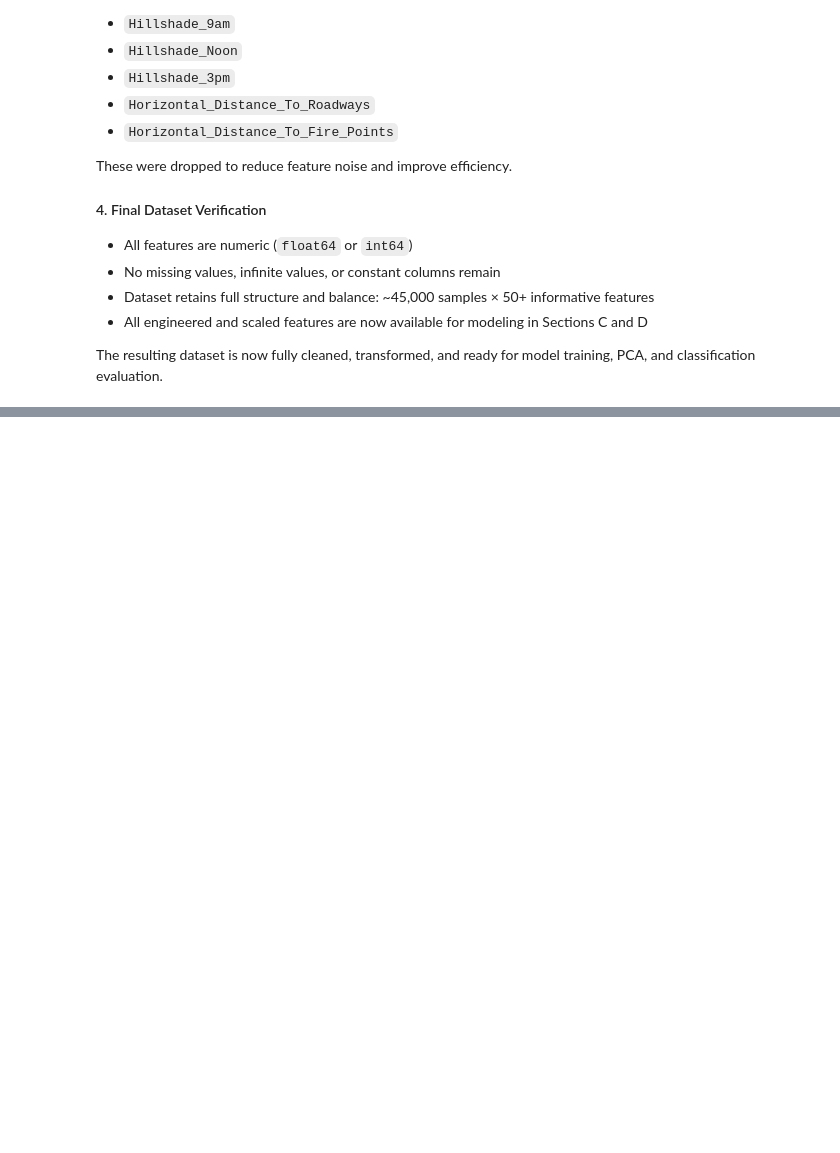
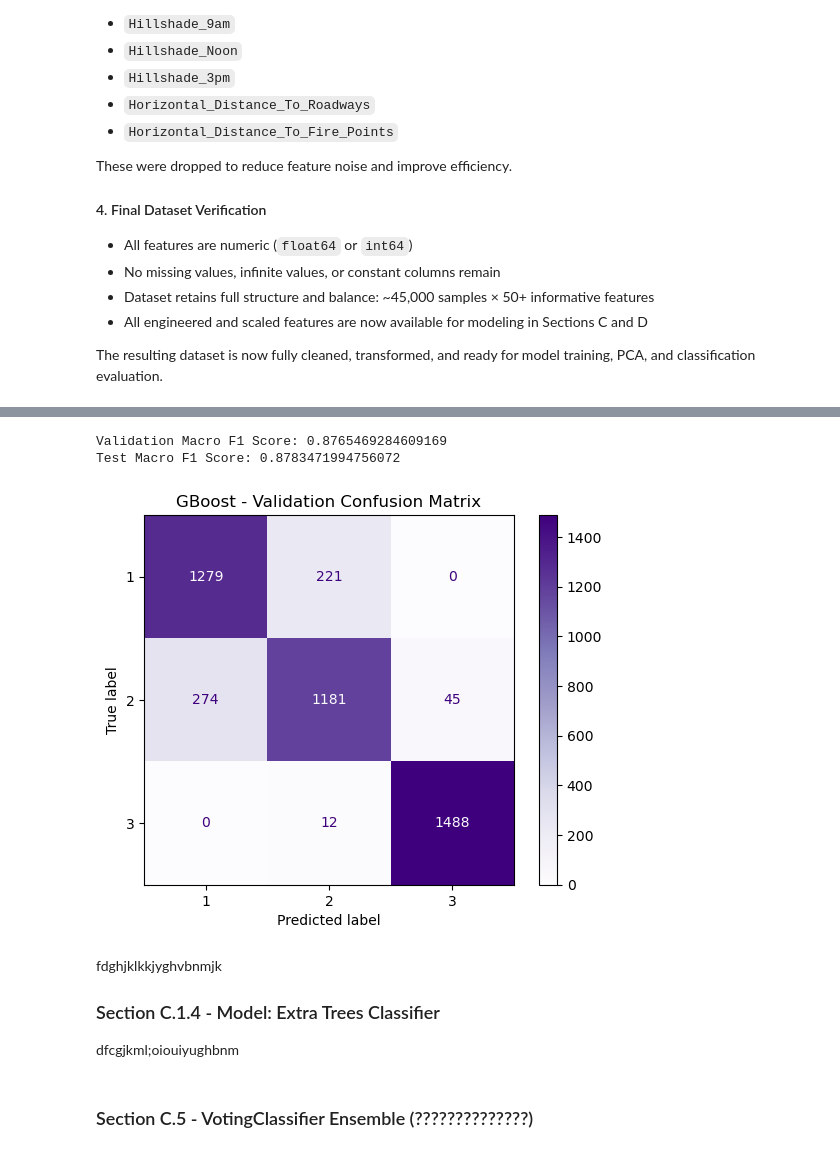
Before and after one commit to layla1010/HW3_ML, a Jupyter notebook: H3_MLL.ipynb, the cells around one changed output, grey strips where cells are left out. Saved outputs shown, nothing was run; the diff lists cells and outputs as text; code cells hidden in the pictures; blank space fills up the shorter version.

```diff
--- a/H3_MLL.ipynb
+++ b/H3_MLL.ipynb
@@ -436,0 +472,54 @@ X_val, X_test, y_val, y_test = train_test_split(X_temp, y_temp, test_size=0.5, s
+# %%
+# Step 1: Define parameter grid
+gboost_params = {
+    'n_estimators': [100, 200],
+    'learning_rate': [0.05, 0.1],
+    'max_depth': [3, 5]
+}
+
+# Step 2: GridSearchCV using macro F1 to tune for imbalance-aware evaluation
+gboost_gs = GridSearchCV(
+    GradientBoostingClassifier(random_state=42),
+    gboost_params,
+    scoring='f1_macro',
+    cv=3,
+    n_jobs=-1
+)
+gboost_gs.fit(X_train, y_train)
+
+# Step 3: Get best hyperparameters from grid search
+best_params = gboost_gs.best_params_
+
+# Step 4: Compute sample weights for class imbalance
+sample_weights = compute_sample_weight(class_weight='balanced', y=y_train)
+
+# Step 5: Re-train the model with sample weights using best hyperparameters
+gboost_best = GradientBoostingClassifier(**best_params, random_state=42)
+gboost_best.fit(X_train, y_train, sample_weight=sample_weights)
+
+# Step 6: Make predictions
+y_val_pred_gb = gboost_best.predict(X_val)
+y_test_pred_gb = gboost_best.predict(X_test)
+
+# Step 7: (Optional) Evaluate F1 scores
+val_f1 = f1_score(y_val, y_val_pred_gb, average='macro')
+test_f1 = f1_score(y_test, y_test_pred_gb, average='macro')
+
+print("Validation Macro F1 Score:", val_f1)
+print("Test Macro F1 Score:", test_f1)
+# %% [output]
+Validation Macro F1 Score: 0.8765469284609169
+Test Macro F1 Score: 0.8783471994756072
+# %%
+# Confusion Matrix - Gradient Boosting
+ConfusionMatrixDisplay.from_estimator(gboost_best, X_val, y_val, cmap='Purples')
+plt.title("GBoost - Validation Confusion Matrix")
+plt.show()
+# %% [output]
+[figure, added]
+# %% [markdown]
+fdghjklkkjyghvbnmjk
+
+### Section C.1.4 - Model: Extra Trees Classifier
+
+dfcgjkml;oiouiyughbnm
@@ -436,0 +545,2 @@ X_val, X_test, y_val, y_test = train_test_split(X_temp, y_temp, test_size=0.5, s
+# %% [markdown]
+### Section C.5 - VotingClassifier Ensemble (??????????????)
```
Also changed, not shown: parts of 13 cells of this notebook.
